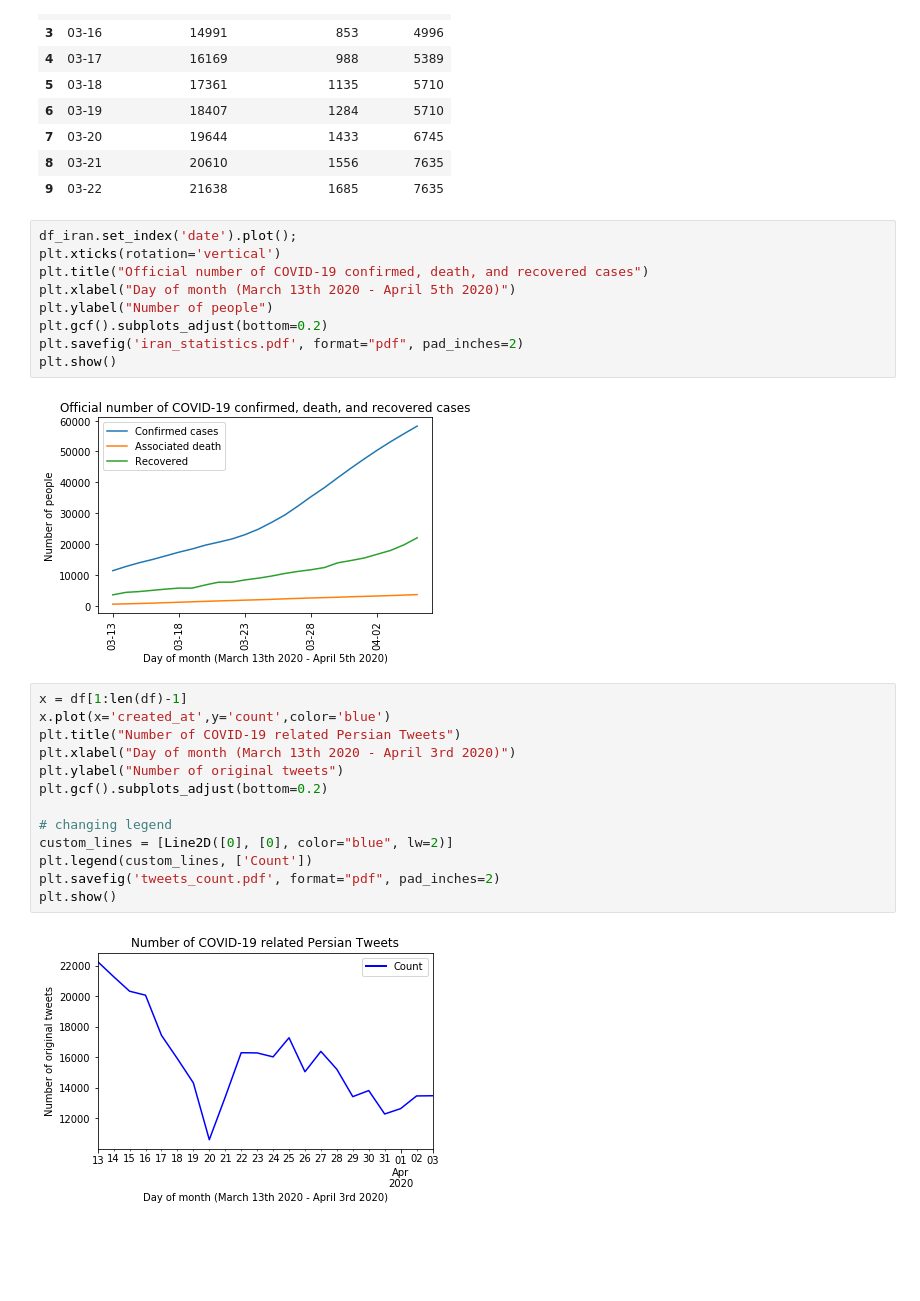
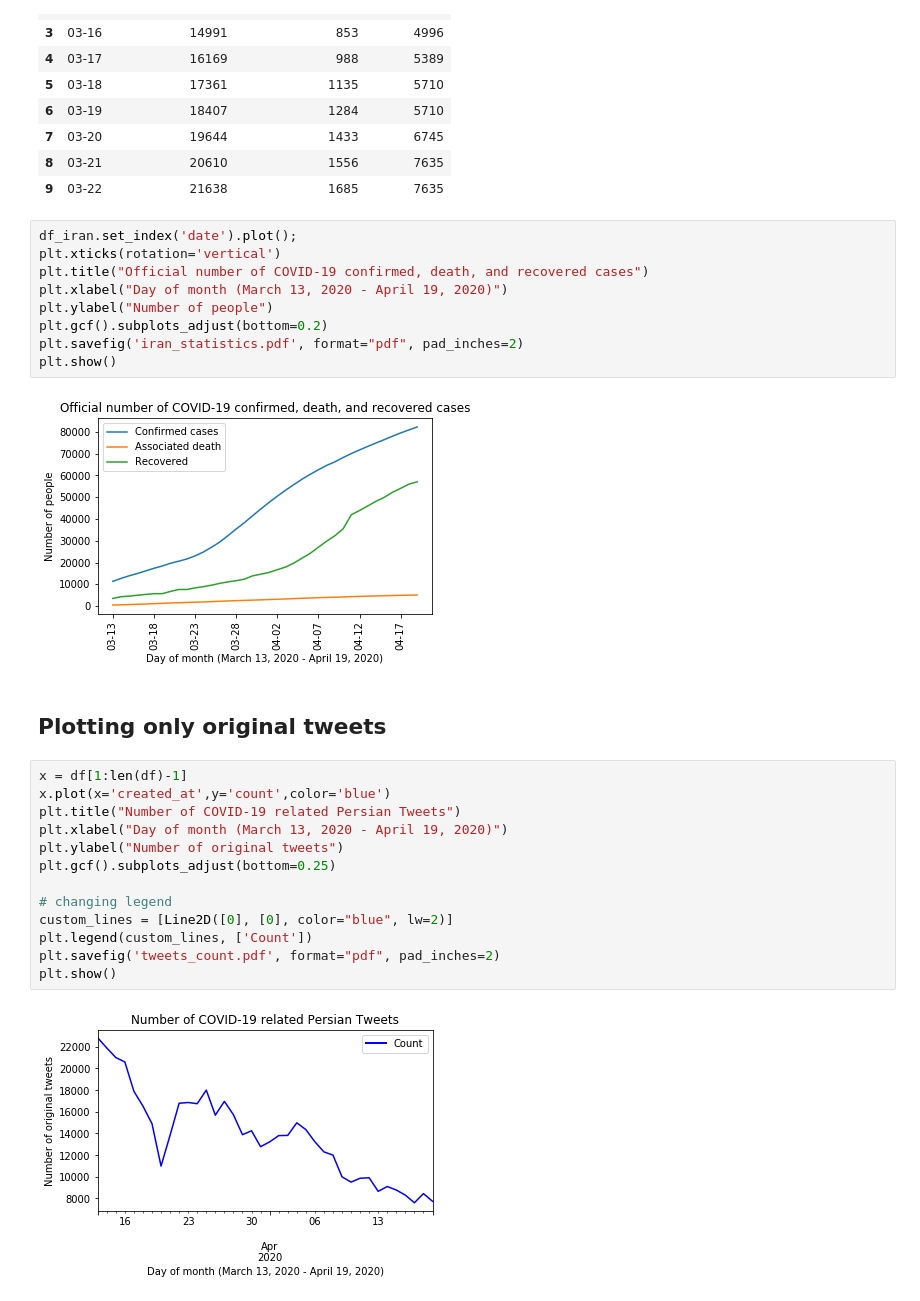
Before and after one commit to phosseini/COVID19-fa, a Jupyter notebook: statistics.ipynb, the cells around one changed output. Cells and saved outputs as stored; diff of their text form; blank space fills up the shorter version.

```diff
--- a/statistics.ipynb
+++ b/statistics.ipynb
@@ -72,25 +89,27 @@ df_iran.head(10)
 df_iran.set_index('date').plot();
 plt.xticks(rotation='vertical')
 plt.title("Official number of COVID-19 confirmed, death, and recovered cases")
-plt.xlabel("Day of month (March 13th 2020 - April 5th 2020)")
+plt.xlabel("Day of month (March 13, 2020 - April 19, 2020)")
 plt.ylabel("Number of people")
 plt.gcf().subplots_adjust(bottom=0.2)
 plt.savefig('iran_statistics.pdf', format="pdf", pad_inches=2)
 plt.show()
 # %% [output]
-[figure, old version]
+[figure, new version]
+# %% [markdown]
+## Plotting only original tweets
 # %%
 x = df[1:len(df)-1]
 x.plot(x='created_at',y='count',color='blue')
 plt.title("Number of COVID-19 related Persian Tweets")
-plt.xlabel("Day of month (March 13th 2020 - April 3rd 2020)")
+plt.xlabel("Day of month (March 13, 2020 - April 19, 2020)")
 plt.ylabel("Number of original tweets")
-plt.gcf().subplots_adjust(bottom=0.2)
+plt.gcf().subplots_adjust(bottom=0.25)
 
 # changing legend
 custom_lines = [Line2D([0], [0], color="blue", lw=2)]
 plt.legend(custom_lines, ['Count'])
 plt.savefig('tweets_count.pdf', format="pdf", pad_inches=2)
 plt.show()
 # %% [output]
-[figure, old version]
+[figure, new version]
```
Also changed, not shown: parts of 6 cells of this notebook, 7 other files.
